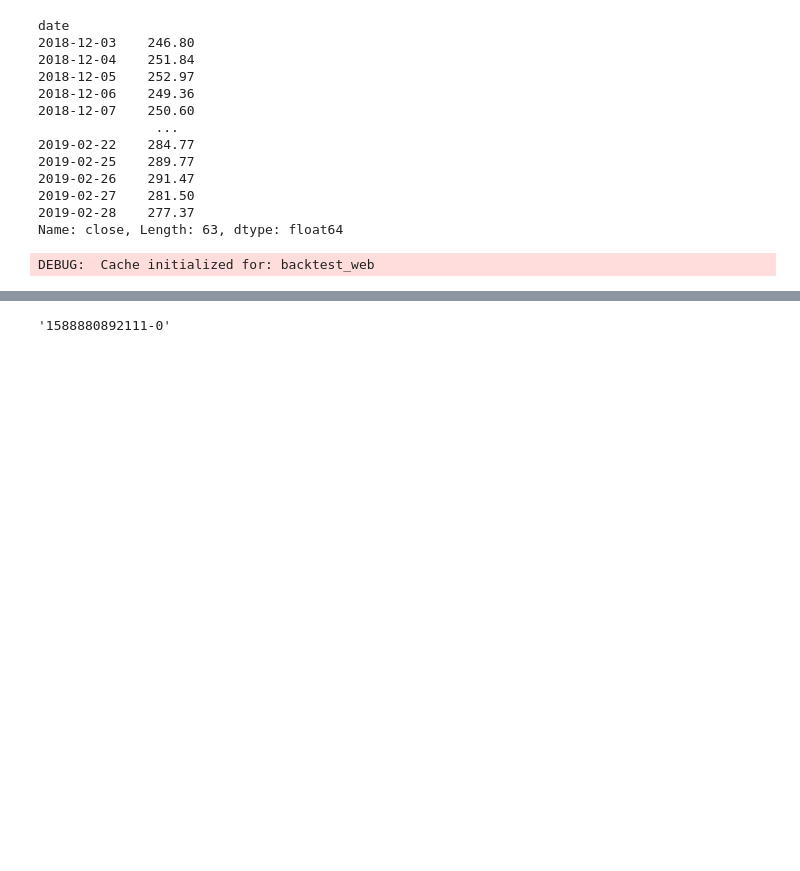
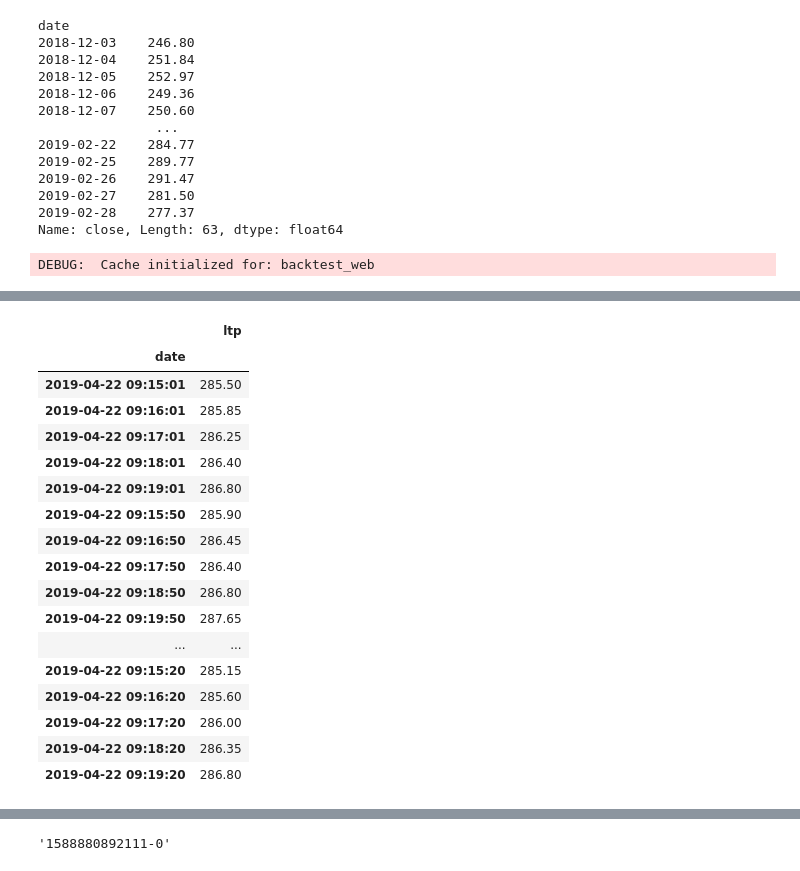
Before and after one commit to suhansaha/algotrader, a Jupyter notebook: src/freedom_v2_unit_test.ipynb, the cells around one changed output, grey strips where cells are left out. Saved outputs shown, nothing was run; the diff lists cells and outputs as text; code cells hidden in the pictures; blank space fills up the shorter version.

```diff
--- a/src/freedom_v2_unit_test.ipynb
+++ b/src/freedom_v2_unit_test.ipynb
@@ -343,3 +365,10 @@ from lib.data_model_lib import *
 live_cache = cache_state('backtest_web')
 # %% [output]
 DEBUG:  Cache initialized for: backtest_web
+# %%
+from datetime import timedelta
+#ohlc_data[stock]
+#live_cache.to_tick(ohlc_data[stock]['close'],50)
+
+live_cache.ohlc_to_tick(ohlc_data[stock].head())
+# %% [output]
@@ -346,3 +392,21 @@ DEBUG:  Cache initialized for: backtest_web
+|  | ltp |
+| date |  |
+| 2019-04-22 09:15:01 | 285.50 |
+| 2019-04-22 09:16:01 | 285.85 |
+| 2019-04-22 09:17:01 | 286.25 |
+| 2019-04-22 09:18:01 | 286.40 |
+| 2019-04-22 09:19:01 | 286.80 |
+| 2019-04-22 09:15:50 | 285.90 |
+| 2019-04-22 09:16:50 | 286.45 |
+| 2019-04-22 09:17:50 | 286.40 |
+| 2019-04-22 09:18:50 | 286.80 |
+| 2019-04-22 09:19:50 | 287.65 |
+| ... | ... |
+| 2019-04-22 09:15:20 | 285.15 |
+| 2019-04-22 09:16:20 | 285.60 |
+| 2019-04-22 09:17:20 | 286.00 |
+| 2019-04-22 09:18:20 | 286.35 |
+| 2019-04-22 09:19:20 | 286.80 |
 # %%
 live_cache.getValue()
 # %% [output]
```
Also changed, not shown: parts of 9 cells of this notebook, 1 other file.
